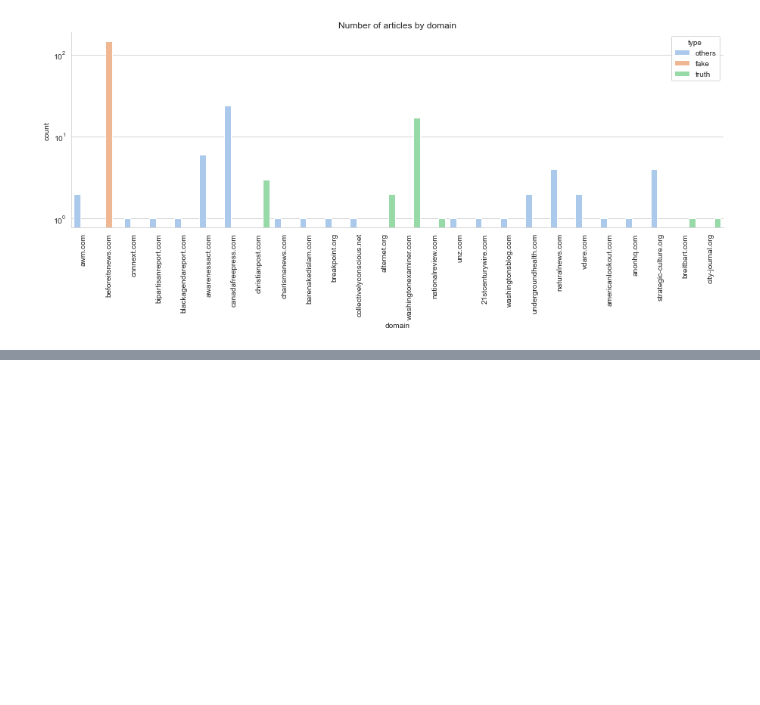
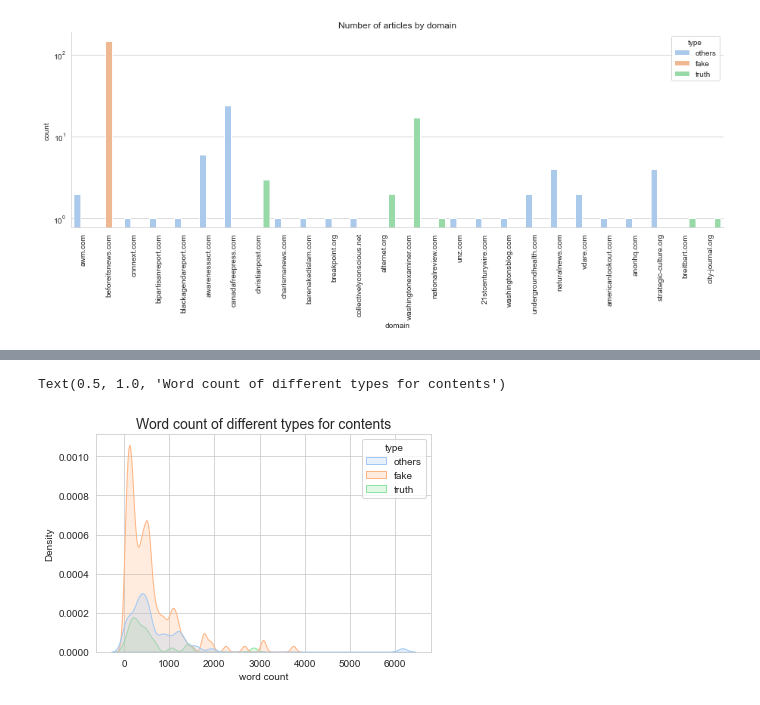
Before and after one commit to Xiiqiing/DS_project, a Jupyter notebook: M1.ipynb, the cells around one changed output, grey strips where cells are left out. Saved outputs shown, nothing was run; the diff lists cells and outputs as text; code cells hidden in the pictures; blank space fills up the shorter version.

```diff
--- a/M1.ipynb
+++ b/M1.ipynb
@@ -215,0 +181,7 @@ from nltk.stem import WordNetLemmatizer
+# %%
+dis1 = sns.kdeplot(data = df4_2, x="len_content", hue = 'type', bw_adjust=.25, fill=True)
+dis1.set(xlabel='word count')
+dis1.set_title('Word count of different types for contents', fontsize = 14)
+# %% [output]
+Text(0.5, 1.0, 'Word count of different types for contents')
+[figure, added]
```
Also changed, not shown: parts of 59 cells of this notebook.
